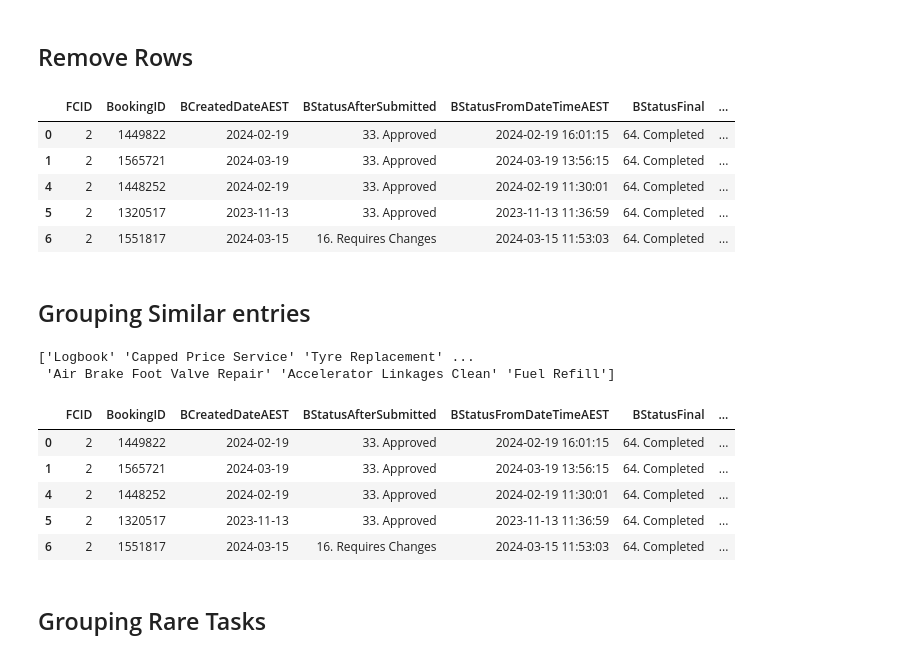
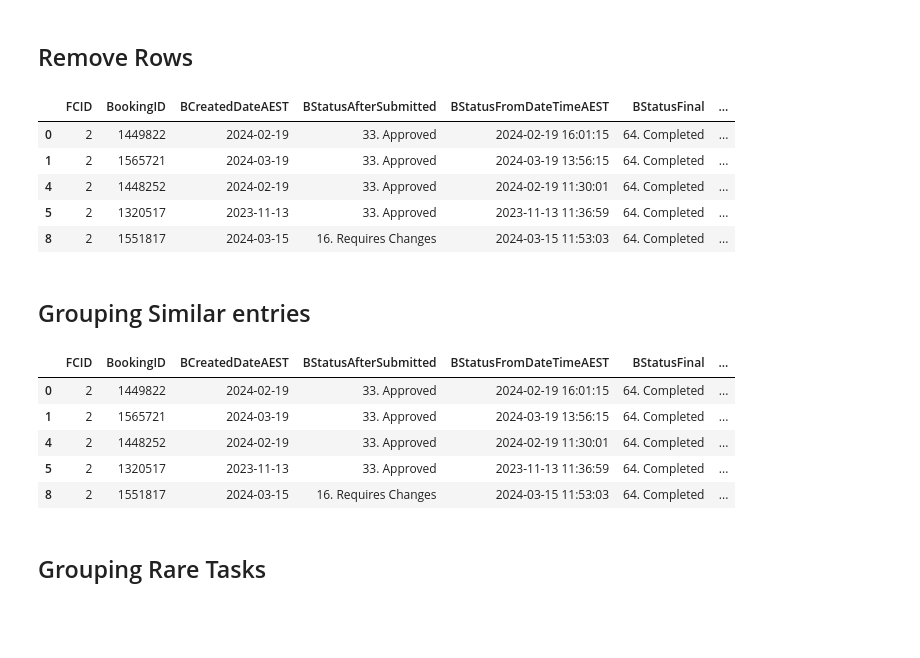
Before and after one commit to tdela12/CAPSTONE_T316, a Jupyter notebook: Final Model/Preprocessing_Pipeline.ipynb, the cells around one changed output. Saved outputs shown, nothing was run; the diff lists cells and outputs as text; code cells hidden in the pictures; blank space fills up the shorter version.

```diff
--- a/Final Model/Preprocessing_Pipeline.ipynb
+++ b/Final Model/Preprocessing_Pipeline.ipynb
@@ -4,6 +4,7 @@
 # %%
 import pandas as pd
 pd.set_option('display.max_columns', None)
+pd.set_option('display.max_rows', None)
 import sklearn
 import category_encoders as ce
 import matplotlib.pyplot as plt
@@ -36,17 +39,22 @@ df.head()
 # %%
 df = df[df['IsCustomService'] != '1']
 df = df[df['IsCustomRepair'] != '1']
 df = df[df['TaskName'] != '((Products))']
 df = df[df['TaskName'] != '((Tyres))']
 df = df[df['TaskName'] != 'Custom Repair']
+df = df[df['TaskName'] != 'Tyre Replacement']
+df = df[df['BTicketType'] != 'OtherTicket']
+df = df[df['BTicketType'] != 'Custom']
+df = df[df['BTicketType'] != 'Basic']
+
 df = df[df['PriceIncGSTRaw'] > 0]
 df.head()
 # %% [output]
 |  | FCID | BookingID | BCreatedDateAEST | BStatusAfterSubmitted | BStatusFromDateTimeAEST | BStatusFinal | ... |
 | 0 | 2 | 1449822 | 2024-02-19 | 33. Approved | 2024-02-19 16:01:15 | 64. Completed | ... |
 | 1 | 2 | 1565721 | 2024-03-19 | 33. Approved | 2024-03-19 13:56:15 | 64. Completed | ... |
 | 4 | 2 | 1448252 | 2024-02-19 | 33. Approved | 2024-02-19 11:30:01 | 64. Completed | ... |
 | 5 | 2 | 1320517 | 2023-11-13 | 33. Approved | 2023-11-13 11:36:59 | 64. Completed | ... |
-| 6 | 2 | 1551817 | 2024-03-15 | 16. Requires Changes | 2024-03-15 11:53:03 | 64. Completed | ... |
+| 8 | 2 | 1551817 | 2024-03-15 | 16. Requires Changes | 2024-03-15 11:53:03 | 64. Completed | ... |
 # %% [markdown]
 ## Grouping Similar entries
@@ -53,18 +93,13 @@ df.head()
 # %%
-df.loc[df['BTicketType'] == 'Log', 'TaskName'] = 'Logbook'
-df.loc[df['BTicketType'] == 'Capped', 'TaskName'] = 'Capped Price Service'
-df.loc[df['BTicketType'] == 'Prescribed', 'TaskName'] = 'Prescribed Service'
-print(df['TaskName'].unique())
+
 df.head()
 # %% [output]
-['Logbook' 'Capped Price Service' 'Tyre Replacement' ...
- 'Air Brake Foot Valve Repair' 'Accelerator Linkages Clean' 'Fuel Refill']
 |  | FCID | BookingID | BCreatedDateAEST | BStatusAfterSubmitted | BStatusFromDateTimeAEST | BStatusFinal | ... |
 | 0 | 2 | 1449822 | 2024-02-19 | 33. Approved | 2024-02-19 16:01:15 | 64. Completed | ... |
 | 1 | 2 | 1565721 | 2024-03-19 | 33. Approved | 2024-03-19 13:56:15 | 64. Completed | ... |
 | 4 | 2 | 1448252 | 2024-02-19 | 33. Approved | 2024-02-19 11:30:01 | 64. Completed | ... |
 | 5 | 2 | 1320517 | 2023-11-13 | 33. Approved | 2023-11-13 11:36:59 | 64. Completed | ... |
-| 6 | 2 | 1551817 | 2024-03-15 | 16. Requires Changes | 2024-03-15 11:53:03 | 64. Completed | ... |
+| 8 | 2 | 1551817 | 2024-03-15 | 16. Requires Changes | 2024-03-15 11:53:03 | 64. Completed | ... |
 # %% [markdown]
 ## Grouping Rare Tasks
 # %%
```
Also changed, not shown: parts of 14 cells of this notebook.
